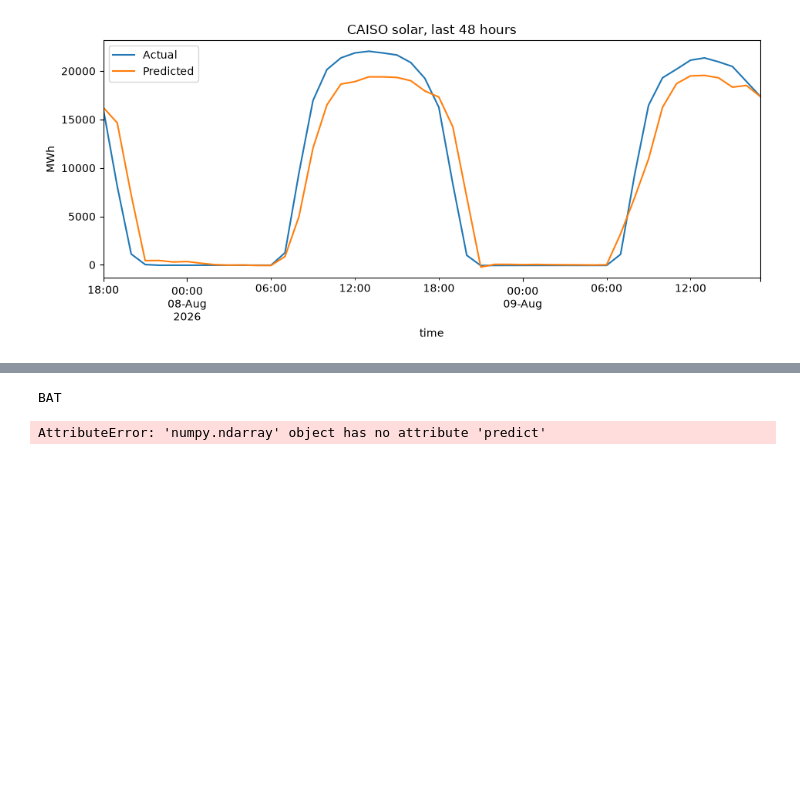
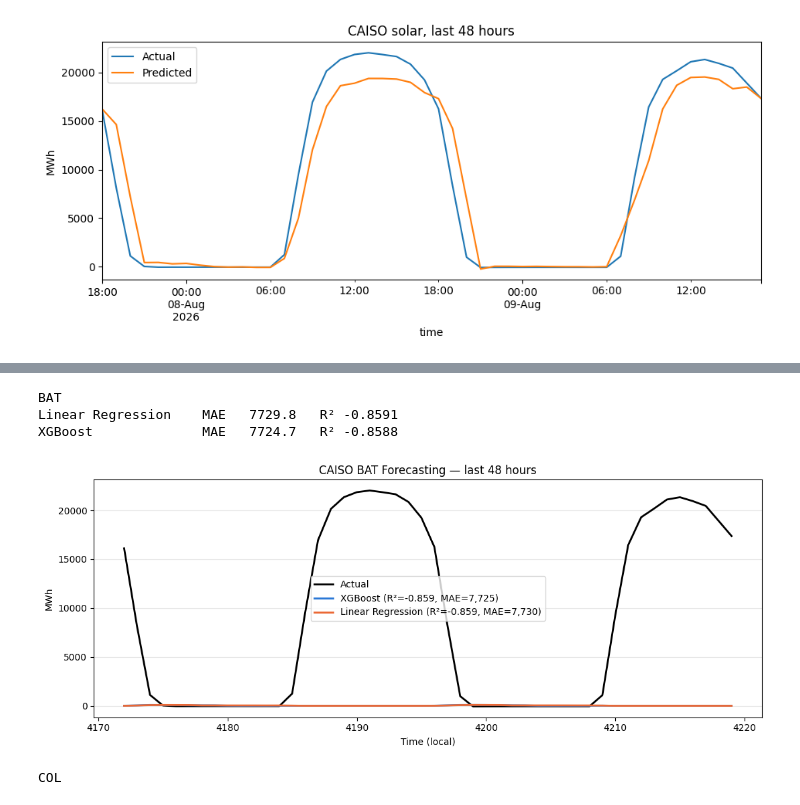
Before and after one commit to Lincoln-Malick/CAISO-Energy-Forecasting, a Jupyter notebook: src/models/Model_training.ipynb, the cells around one changed output, grey strips where cells are left out. Cells and saved outputs as stored; diff of their text form; code cells hidden in the pictures; blank space fills up the shorter version.

Commit message:
fix regression bug

```diff
--- a/src/models/Model_training.ipynb
+++ b/src/models/Model_training.ipynb
@@ -188,8 +186,8 @@ def train_linear_regression(energy_source):
     x, y = load_data(energy_source)
     X, y_array = convert_to_usable_arrays(x, y)
     X_train, X_test, y_train, y_test = split_data(X, y_array)
-    reg =LinearRegression().fit(X_train, y_train), X_test, y_test
-    return reg
+    reg =LinearRegression().fit(X_train, y_train)
+    return reg, X_test, y_test
 
 def train_xgboost(energy_source):
     x, y = load_data(energy_source)
@@ -223,40 +221,43 @@ def train_xgboost(energy_source):
 
 for energy_source in ['BAT' ,'COL', 'GEO', 'NG', 'NUC', 'OIL', 'OTH', 'PS', 'SNB', 'SUN', 'WAT', 'WND']:
     print(energy_source)
-    _, _, reg = train_linear_regression(energy_source)
+    reg, X_test, Y_test = train_linear_regression(energy_source)
     _, _, model =train_xgboost(energy_source)
     preds = {
     "Linear Regression": np.clip(reg.predict(X_test), 0, None),
     "XGBoost":           np.clip(model.predict(X_test), 0, None),
     }
 
     results = pd.DataFrame({"Actual": y_test, **preds})
 
     scores = {k: (mean_absolute_error(y_test, p), r2_score(y_test, p))
             for k, p in preds.items()}
     for name, (mae, r2) in scores.items():
         print(f"{name:20s} MAE {mae:8.1f}   R² {r2:.4f}")
 
     # ---------- 7. plot ----------
     window = results.tail(48)
 
     plt.figure(figsize=(11, 4.5))
     plt.plot(window.index, window["Actual"], label="Actual", color="black", lw=2)
     for name, color in [("XGBoost", "#2a78d6"), ("Linear Regression", "#eb6834")]:
         mae, r2 = scores[name]
         plt.plot(window.index, window[name], color=color, lw=2,
                 label=f"{name} (R²={r2:.3f}, MAE={mae:,.0f})")
 
     plt.xlabel("Time (local)")
     plt.ylabel("MWh")
-    plt.title("CAISO Solar Power Forecasting — last 48 hours")
+    plt.title(f"CAISO {energy_source} Forecasting — last 48 hours")
     plt.legend()
     plt.grid(axis="y", alpha=0.3)
     plt.tight_layout()
     plt.show()
 # %% [output]
 BAT
+Linear Regression    MAE   7729.8   R² -0.8591
+XGBoost              MAE   7724.7   R² -0.8588
+[figure, added]
-AttributeError: 'numpy.ndarray' object has no attribute 'predict'
+COL
 # %%
 # ---------- 6. results ----------
 # clip at 0 -- generation can't be negative, and both models extrapolate below it
```
Also changed, not shown: parts of 5 cells of this notebook.
